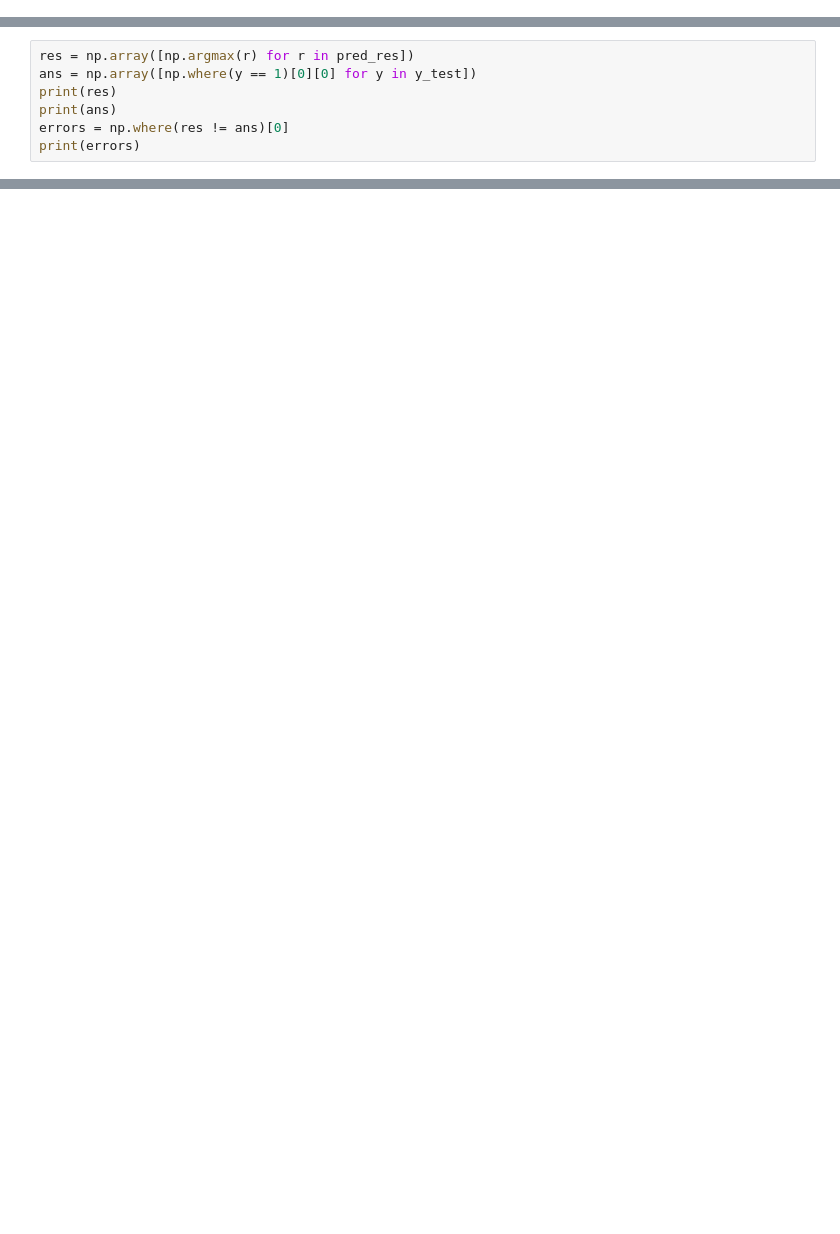
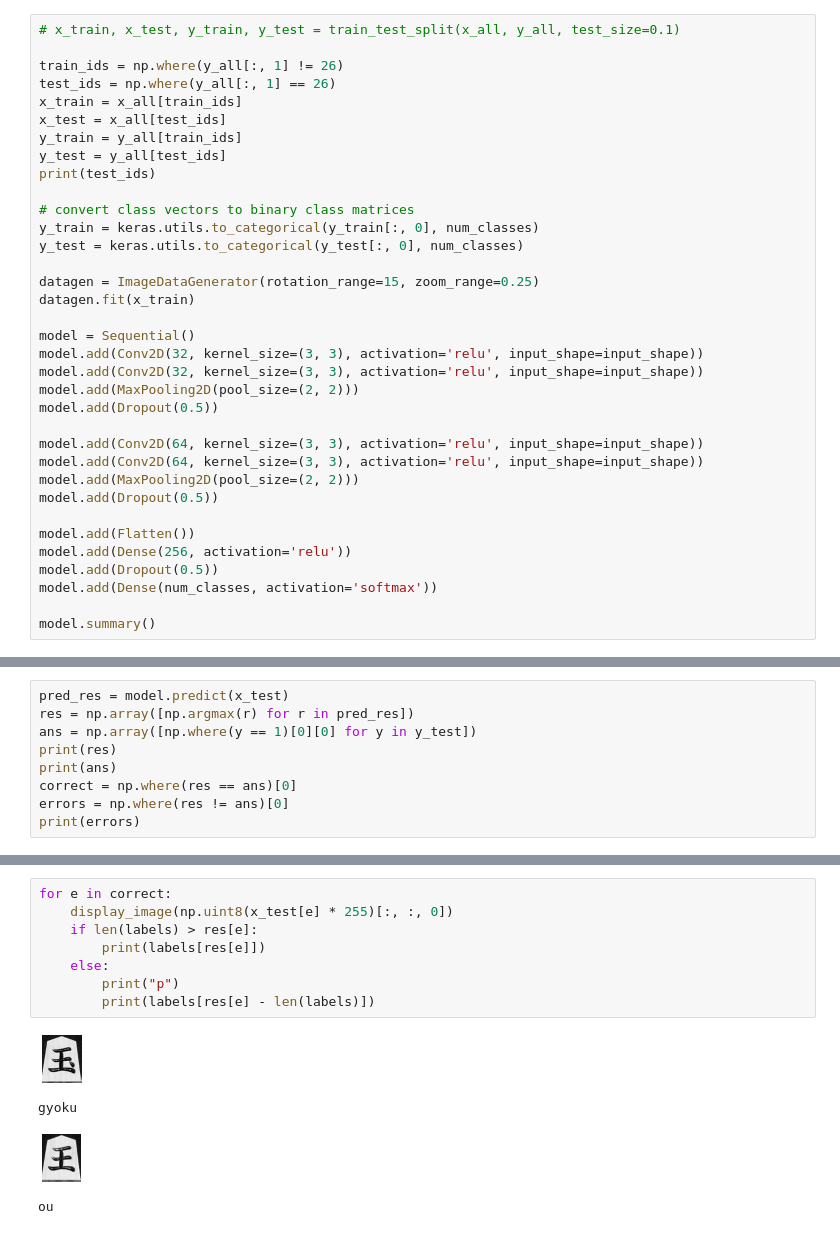
Before and after one commit to na-o-ys/old_shogi-camera, a Jupyter notebook: shogi.ipynb, the cells around one changed output, grey strips where cells are left out. Saved outputs shown, nothing was run; the diff lists cells and outputs as text; blank space fills up the shorter version.

```diff
--- a/shogi.ipynb
+++ b/shogi.ipynb
@@ -98,0 +73,35 @@ pred_res = model.predict(x_test)
+# %%
+# x_train, x_test, y_train, y_test = train_test_split(x_all, y_all, test_size=0.1)
+
+train_ids = np.where(y_all[:, 1] != 26)
+test_ids = np.where(y_all[:, 1] == 26)
+x_train = x_all[train_ids]
+x_test = x_all[test_ids]
+y_train = y_all[train_ids]
+y_test = y_all[test_ids]
+print(test_ids)
+
+# convert class vectors to binary class matrices
+y_train = keras.utils.to_categorical(y_train[:, 0], num_classes)
+y_test = keras.utils.to_categorical(y_test[:, 0], num_classes)
+
+datagen = ImageDataGenerator(rotation_range=15, zoom_range=0.25)
+datagen.fit(x_train)
+
+model = Sequential()
+model.add(Conv2D(32, kernel_size=(3, 3), activation='relu', input_shape=input_shape))
+model.add(Conv2D(32, kernel_size=(3, 3), activation='relu', input_shape=input_shape))
+model.add(MaxPooling2D(pool_size=(2, 2)))
+model.add(Dropout(0.5))
+
+model.add(Conv2D(64, kernel_size=(3, 3), activation='relu', input_shape=input_shape))
+model.add(Conv2D(64, kernel_size=(3, 3), activation='relu', input_shape=input_shape))
+model.add(MaxPooling2D(pool_size=(2, 2)))
+model.add(Dropout(0.5))
+
+model.add(Flatten())
+model.add(Dense(256, activation='relu'))
+model.add(Dropout(0.5))
+model.add(Dense(num_classes, activation='softmax'))
+
+model.summary()
@@ -99,8 +137,10 @@ pred_res = model.predict(x_test)
 # %%
+pred_res = model.predict(x_test)
 res = np.array([np.argmax(r) for r in pred_res])
 ans = np.array([np.where(y == 1)[0][0] for y in y_test])
 print(res)
 print(ans)
+correct = np.where(res == ans)[0]
 errors = np.where(res != ans)[0]
 print(errors)
 # %% [output]
@@ -147,0 +158,13 @@ ou
+# %%
+for e in correct:
+    display_image(np.uint8(x_test[e] * 255)[:, :, 0])
+    if len(labels) > res[e]:
+        print(labels[res[e]])
+    else:
+        print("p")
+        print(labels[res[e] - len(labels)])
+# %% [output]
+[figure, added]
+gyoku
+[figure, added]
+ou
```
Also changed, not shown: parts of 9 cells of this notebook, 1 other file.
